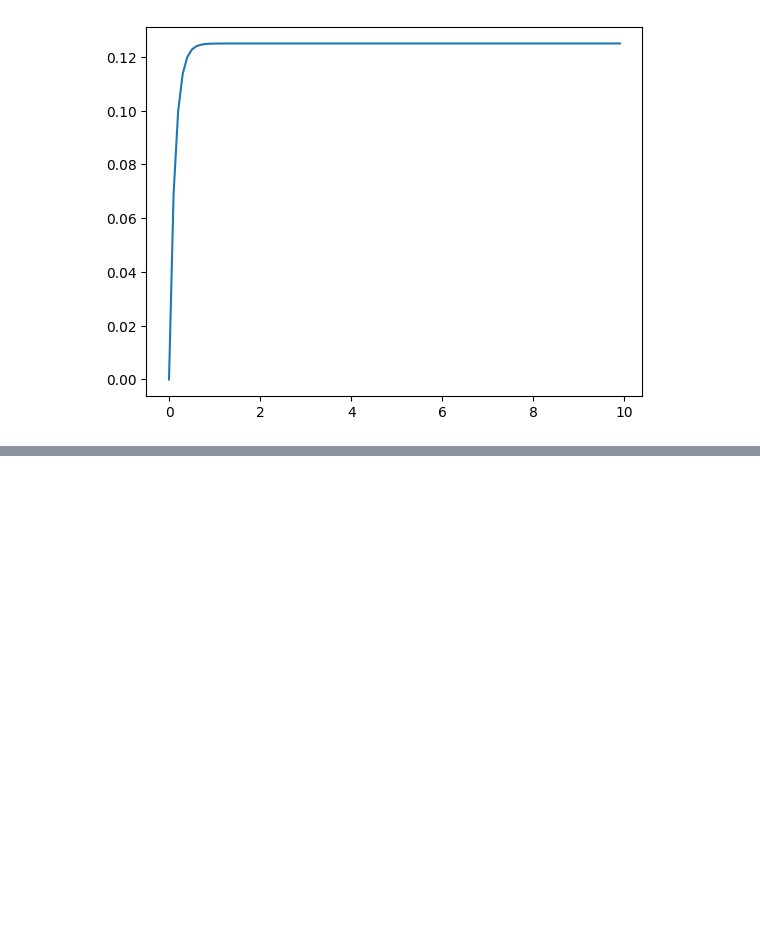
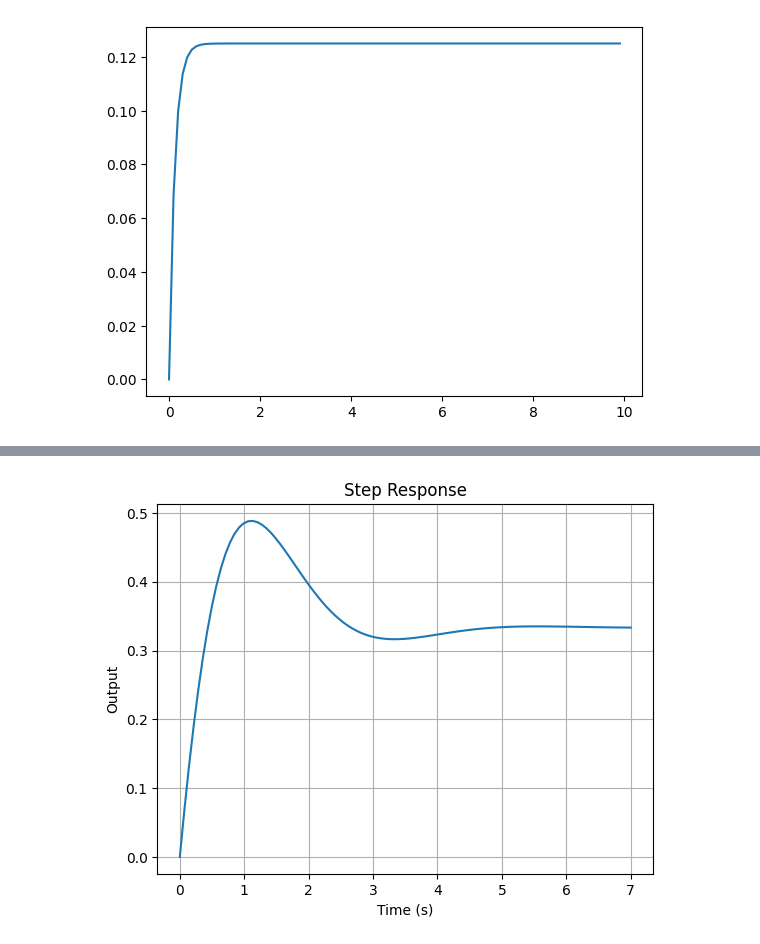
Before and after one commit to joseph-hellerstein/linear_reaction_networks, a Jupyter notebook: notebooks/transfer_functions_for_sbml_models.ipynb, the cells around one changed output, grey strips where cells are left out. Drawn from its saved outputs; the diff is of its cells as text; code cells hidden in the pictures; blank space fills up the shorter version.

```diff
--- a/notebooks/transfer_functions_for_sbml_models.ipynb
+++ b/notebooks/transfer_functions_for_sbml_models.ipynb
@@ -161,0 +171,4 @@ dt: None
+# %%
+s, u = sp.symbols(["s", "u"])
+A = sp.Matrix(A)  # or convert from numpy: sp.Matrix(A_numpy)
+u = sp.Matrix([1, 0, 0])
@@ -183,0 +223,80 @@ plt.plot(tv, yv)
+# %%
+import sympy as sp
+import numpy as np
+from scipy import signal
+
+def sympy_to_transfer_function(expr, s):
+    """
+    Convert a SymPy rational expression in s to a scipy TransferFunction.
+
+    Parameters:
+    -----------
+    expr : sympy expression
+        Rational polynomial expression in variable s
+    s : sympy Symbol
+        The Laplace variable
+
+    Returns:
+    --------
+    sys : scipy.signal.TransferFunction
+        Transfer function object
+    """
+    # Simplify and get numerator and denominator
+    expr = sp.simplify(expr)
+    numer, denom = sp.fraction(expr)
+
+    # Convert to polynomials
+    numer_poly = sp.Poly(numer, s)
+    denom_poly = sp.Poly(denom, s)
+
+    # Extract coefficients (from highest to lowest degree)
+    numer_coeffs = [float(c) for c in numer_poly.all_coeffs()]
+    denom_coeffs = [float(c) for c in denom_poly.all_coeffs()]
+
+    # Create transfer function
+    sys = signal.TransferFunction(numer_coeffs, denom_coeffs)
+
+    return sys
+
+
+# Example usage
+s = sp.Symbol('s')
+
+# Example 1: Simple transfer function
+# H(s) = (s + 1) / (s^2 + 2*s + 3)
+expr1 = (s + 1) / (s**2 + 2*s + 3)
+sys1 = sympy_to_transfer_function(expr1, s)
+print("Example 1:")
+print(sys1)
+print()
+
+# Example 2: More complex
+# H(s) = (2*s^2 + 3*s + 1) / (s^3 + 4*s^2 + 5*s + 2)
+expr2 = (2*s**2 + 3*s + 1) / (s**3 + 4*s**2 + 5*s + 2)
+sys2 = sympy_to_transfer_function(expr2, s)
+print("Example 2:")
+print(sys2)
+print()
+
+# Example 3: With symbolic parameters that get substituted
+alpha, beta = sp.symbols('alpha beta', positive=True, real=True)
+expr3 = (s + alpha) / (s**2 + beta*s + 1)
+
+# Substitute values
+expr3_numeric = expr3.subs({alpha: 2, beta: 3})
+sys3 = sympy_to_transfer_function(expr3_numeric, s)
+print("Example 3:")
+print(sys3)
+print()
+
+# Verify with step response
+import matplotlib.pyplot as plt
+
+t, y = signal.step(sys1)
+plt.plot(t, y)
+plt.xlabel('Time (s)')
+plt.ylabel('Output')
+plt.title('Step Response')
+plt.grid()
+plt.show()
+# %% [output]
@@ -183,0 +323 @@ plt.plot(tv, yv)
+[figure, added]
```
Also changed, not shown: parts of 10 cells of this notebook, 4 other files.
